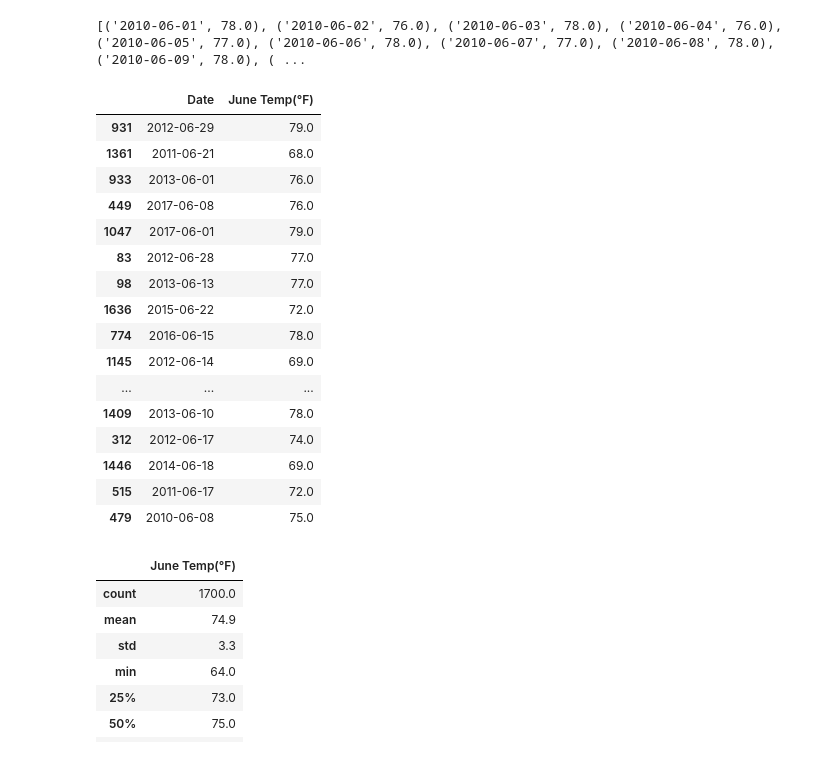
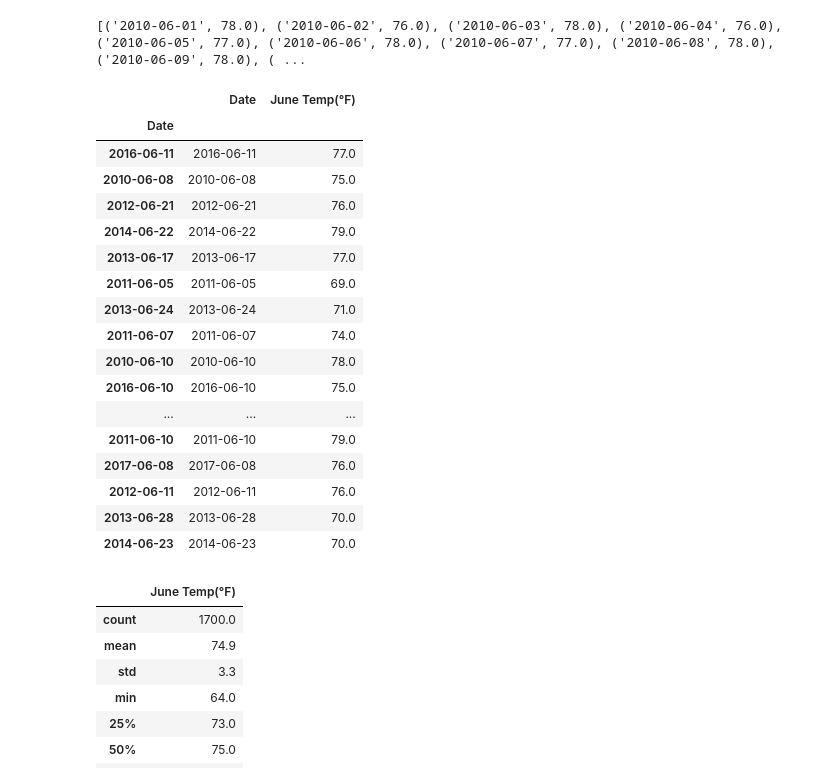
Before and after one commit to kenliew728/surfs_up, a Jupyter notebook: SurfsUp_Challenge.ipynb, the cells around one changed output. Saved outputs shown, nothing was run; the diff lists cells and outputs as text; code cells hidden in the pictures.

```diff
--- a/SurfsUp_Challenge.ipynb
+++ b/SurfsUp_Challenge.ipynb
@@ -51,26 +51,27 @@ print(june_temp_results)
 # %%
 # 4. Create a DataFrame from the list of temperatures for the month of June.
 june_temp_df = pd.DataFrame(june_temp_results, columns=['Date','June Temp(°F)'])
-df.set_index(df['Date'], inplace=True)
+june_temp_df.set_index(june_temp_df['Date'], inplace=True)
 june_temp_df.sample(n=30)
 # %% [output]
 |  | Date | June Temp(°F) |
-| 931 | 2012-06-29 | 79.0 |
-| 1361 | 2011-06-21 | 68.0 |
-| 933 | 2013-06-01 | 76.0 |
-| 449 | 2017-06-08 | 76.0 |
-| 1047 | 2017-06-01 | 79.0 |
-| 83 | 2012-06-28 | 77.0 |
-| 98 | 2013-06-13 | 77.0 |
-| 1636 | 2015-06-22 | 72.0 |
-| 774 | 2016-06-15 | 78.0 |
-| 1145 | 2012-06-14 | 69.0 |
+| Date |  |  |
+| 2016-06-11 | 2016-06-11 | 77.0 |
+| 2010-06-08 | 2010-06-08 | 75.0 |
+| 2012-06-21 | 2012-06-21 | 76.0 |
+| 2014-06-22 | 2014-06-22 | 79.0 |
+| 2013-06-17 | 2013-06-17 | 77.0 |
+| 2011-06-05 | 2011-06-05 | 69.0 |
+| 2013-06-24 | 2013-06-24 | 71.0 |
+| 2011-06-07 | 2011-06-07 | 74.0 |
+| 2010-06-10 | 2010-06-10 | 78.0 |
+| 2016-06-10 | 2016-06-10 | 75.0 |
 | ... | ... | ... |
-| 1409 | 2013-06-10 | 78.0 |
-| 312 | 2012-06-17 | 74.0 |
-| 1446 | 2014-06-18 | 69.0 |
-| 515 | 2011-06-17 | 72.0 |
-| 479 | 2010-06-08 | 75.0 |
+| 2011-06-10 | 2011-06-10 | 79.0 |
+| 2017-06-08 | 2017-06-08 | 76.0 |
+| 2012-06-11 | 2012-06-11 | 76.0 |
+| 2013-06-28 | 2013-06-28 | 70.0 |
+| 2014-06-23 | 2014-06-23 | 70.0 |
 # %%
 # 5. Calculate and print out the summary statistics for the June temperature DataFrame.
 june_temp_df.describe().apply(lambda s: s.apply('{0:.1f}'.format))
```
Also changed, not shown: parts of 3 cells of this notebook.
